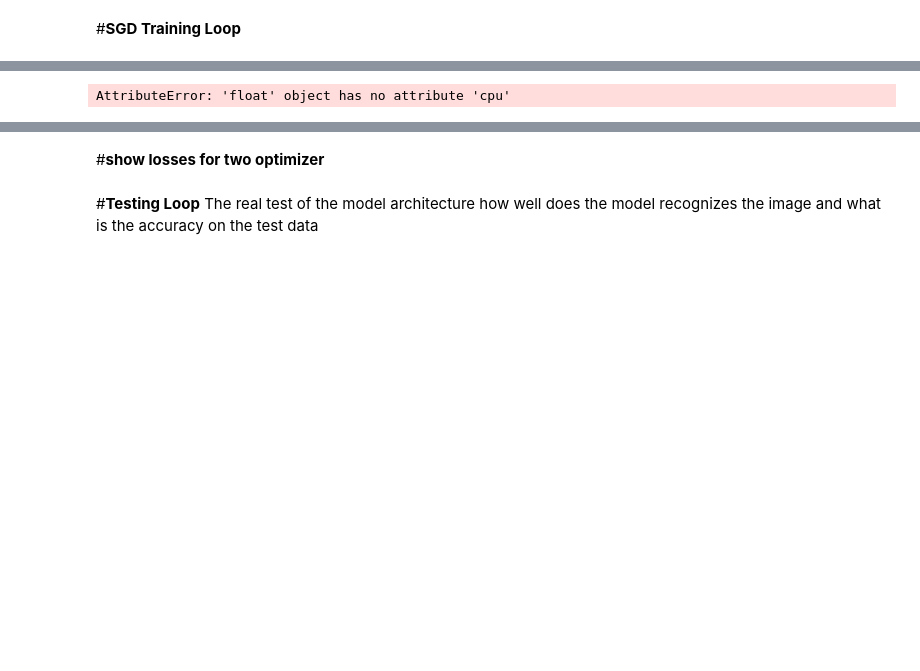
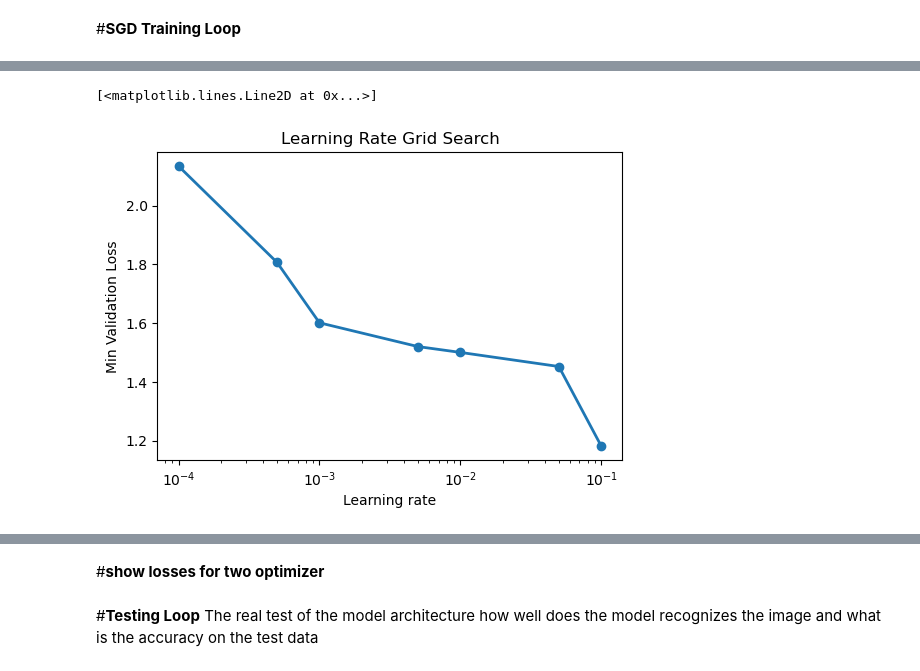
Before and after one commit to RayCyder/Intro, a Jupyter notebook: ResNet_Implementation_on_CIFAR10_2.ipynb, the cells around one changed output, grey strips where cells are left out. Saved outputs shown, nothing was run; the diff lists cells and outputs as text; code cells hidden in the pictures; blank space fills up the shorter version.

```diff
--- a/ResNet_Implementation_on_CIFAR10_2.ipynb
+++ b/ResNet_Implementation_on_CIFAR10_2.ipynb
@@ -559,9 +581,13 @@ def get_sgd(model, learning_rate):
     optimizer = SGDOptimizer(model, criterion, epochs)
     optimizer.initialize_optimizer(learning_rate)
     return optimizer
+#42
 result_sgd = [2.1374309062957764, 1.7963900566101074, 1.6781493425369263,
               1.566157341003418, 1.650704264640808, 1.8818279504776, 1.6078990697860718]
-result_sgd = None
+#4242
+result_sgd = [2.134641095995903, 1.8067056089639664, 1.6009894460439682,
+              1.5199674665927887, 1.5001121312379837, 1.4520547837018967, 1.1808870360255241]
+
 if not result_sgd:
     result_sgd = grids_search_val(get_sgd)
     #result_sgd = [float(x.cpu()) for x in result_sgd]
@@ -596,4 +622,5 @@ Training finished!
-AttributeError: 'float' object has no attribute 'cpu'
+[<matplotlib.lines.Line2D at 0x...>]
+[figure, added]
 # %%
 ResNet18 = initialize_model(device)
 optimizer = SGDOptimizer(ResNet18,criterion,epochs)
```
Also changed, not shown: parts of 9 cells of this notebook.
